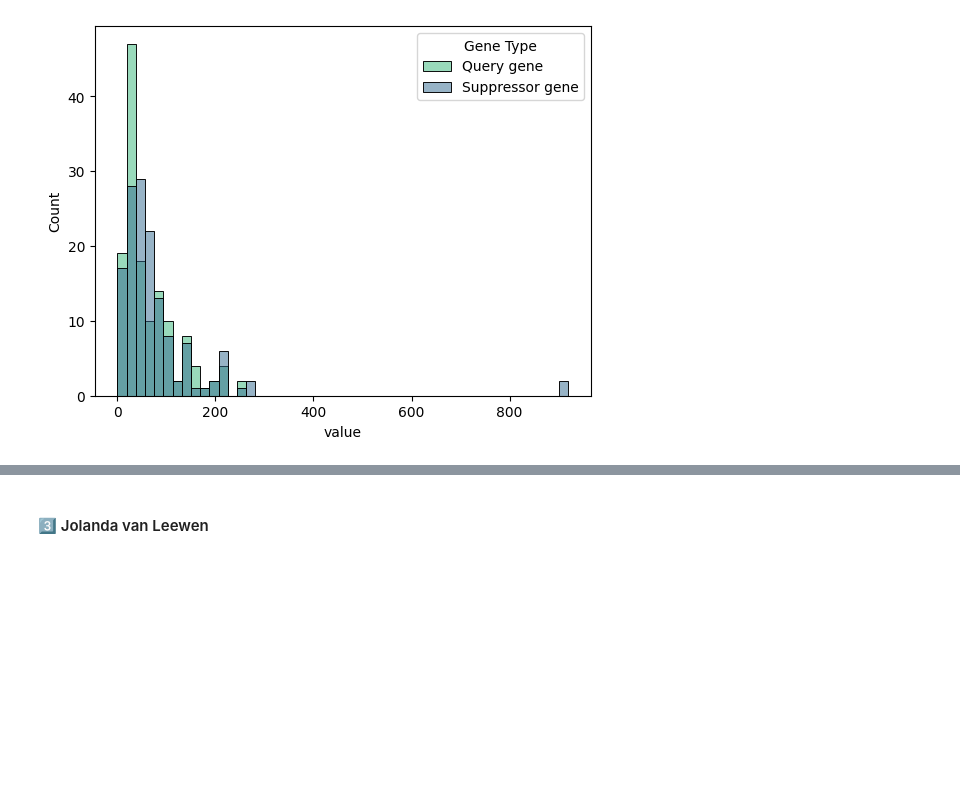
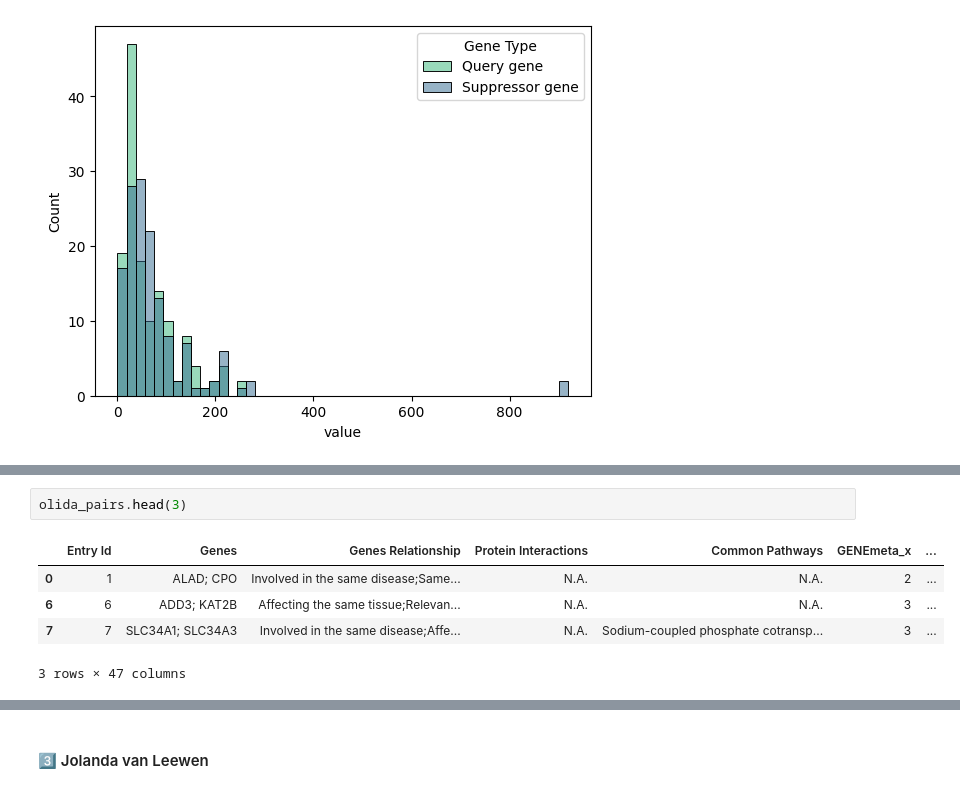
Before and after one commit to MTG-Lab/modspy-data, a Jupyter notebook: notebooks/1_preprocessing.ipynb, the cells around one changed output, grey strips where cells are left out. Cells and saved outputs as stored; diff of their text form; blank space fills up the shorter version.

```diff
--- a/notebooks/1_preprocessing.ipynb
+++ b/notebooks/1_preprocessing.ipynb
@@ -498,0 +496,8 @@ catalog.save('olida_pairs', olida_pairs)
+# %%
+olida_pairs.head(3)
+# %% [output]
+|  | Entry Id | Genes | Genes Relationship | Protein Interactions | Common Pathways | GENEmeta_x | ... |
+| 0 | 1 | ALAD; CPO | Involved in the same disease;Same... | N.A. | N.A. | 2 | ... |
+| 6 | 6 | ADD3; KAT2B | Affecting the same tissue;Relevan... | N.A. | N.A. | 3 | ... |
+| 7 | 7 | SLC34A1; SLC34A3 | Involved in the same disease;Affe... | N.A. | Sodium-coupled phosphate cotransp... | 3 | ... |
+3 rows × 47 columns
```
Also changed, not shown: parts of 56 cells of this notebook, 7 other files.
